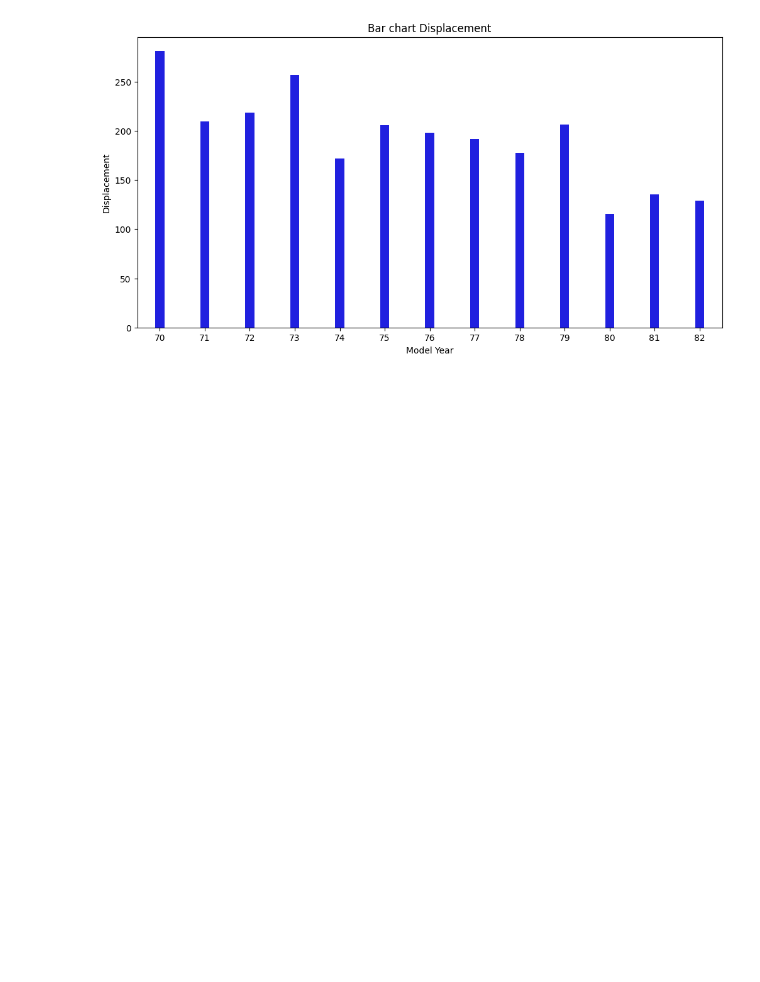
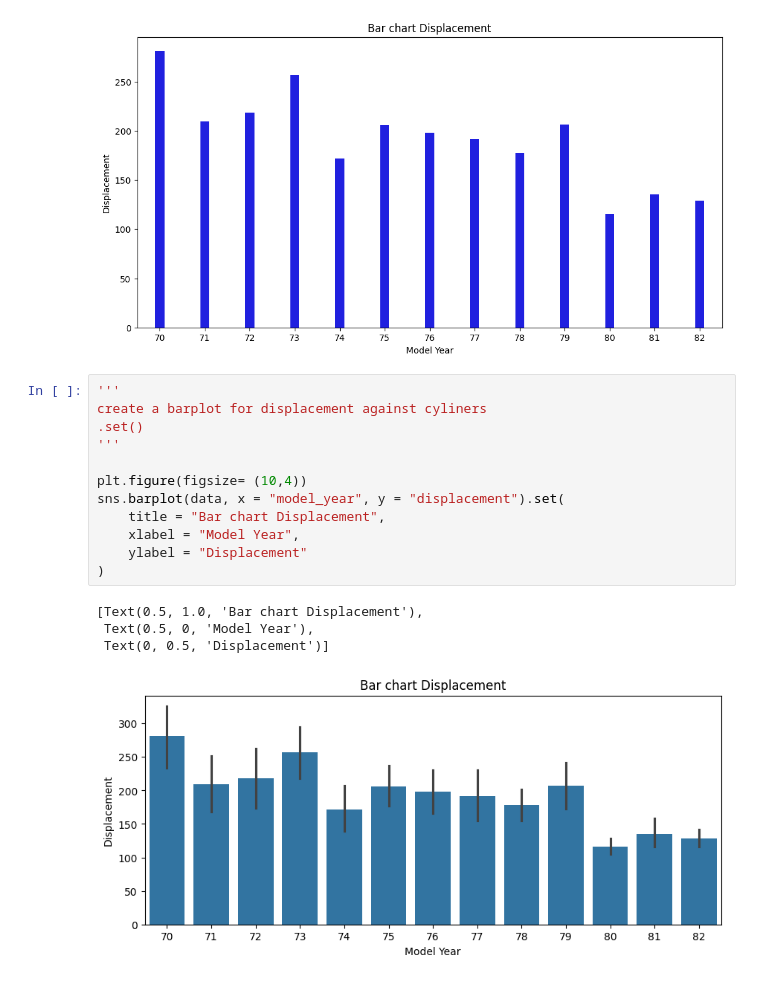
Before and after one commit to krish401/Data-Visualization, a Jupyter notebook: Lectures/Seaborn.ipynb, the cells around one changed output. Cells and saved outputs as stored; diff of their text form; blank space fills up the shorter version.

```diff
--- a/Lectures/Seaborn.ipynb
+++ b/Lectures/Seaborn.ipynb
@@ -65,3 +65,20 @@ plt.title("Bar chart Displacement")
 # %% [output]
 Text(0.5, 1.0, 'Bar chart Displacement')
 [figure]
+# %%
+'''
+create a barplot for displacement against cyliners
+.set()
+'''
+
+plt.figure(figsize= (10,4))
+sns.barplot(data, x = "model_year", y = "displacement").set(
+    title = "Bar chart Displacement",
+    xlabel = "Model Year",
+    ylabel = "Displacement"
+)
+# %% [output]
+[Text(0.5, 1.0, 'Bar chart Displacement'),
+ Text(0.5, 0, 'Model Year'),
+ Text(0, 0.5, 'Displacement')]
+[figure, added]
```
Also changed, not shown: parts of 2 cells of this notebook.
